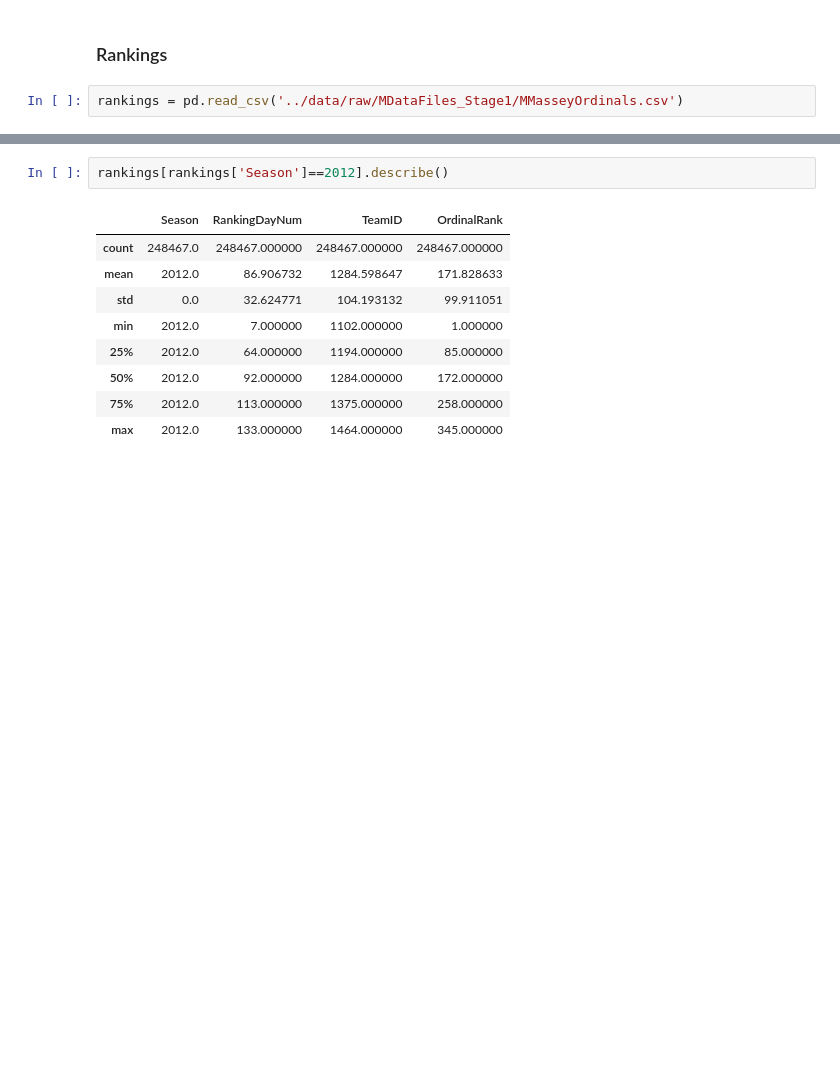
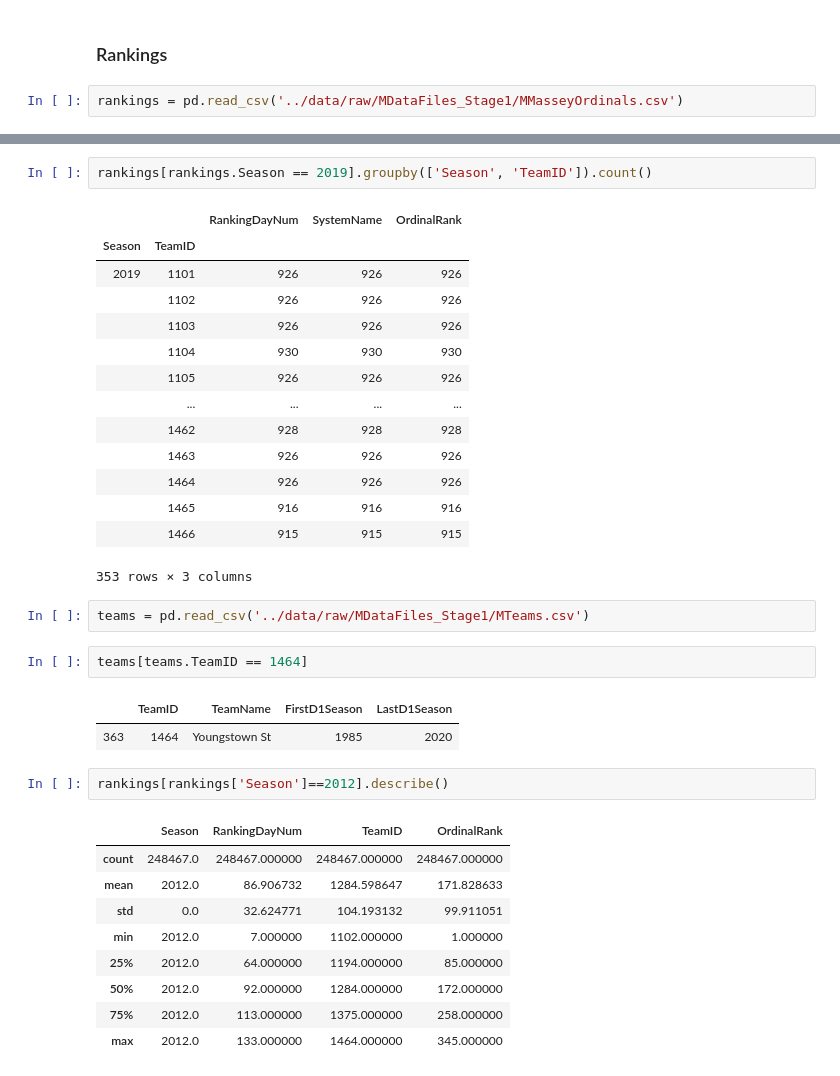
Before and after one commit to AbhishekSingl/GoogleMLCompNCAAM, a Jupyter notebook: notebooks/First Model-Copy1.ipynb, the cells around one changed output, grey strips where cells are left out. Cells and saved outputs as stored; diff of their text form; blank space fills up the shorter version.

```diff
--- a/notebooks/First Model-Copy1.ipynb
+++ b/notebooks/First Model-Copy1.ipynb
@@ -199,3 +236,27 @@ rankings
+# %%
+rankings[rankings.Season == 2019].groupby(['Season', 'TeamID']).count()
+# %% [output]
+|  |  | RankingDayNum | SystemName | OrdinalRank |
+| Season | TeamID |  |  |  |
+| 2019 | 1101 | 926 | 926 | 926 |
+|  | 1102 | 926 | 926 | 926 |
+|  | 1103 | 926 | 926 | 926 |
+|  | 1104 | 930 | 930 | 930 |
+|  | 1105 | 926 | 926 | 926 |
+|  | ... | ... | ... | ... |
+|  | 1462 | 928 | 928 | 928 |
+|  | 1463 | 926 | 926 | 926 |
+|  | 1464 | 926 | 926 | 926 |
+|  | 1465 | 916 | 916 | 916 |
+|  | 1466 | 915 | 915 | 915 |
+353 rows × 3 columns
+# %%
+teams = pd.read_csv('../data/raw/MDataFiles_Stage1/MTeams.csv')
+# %%
+teams[teams.TeamID == 1464]
+# %% [output]
+|  | TeamID | TeamName | FirstD1Season | LastD1Season |
+| 363 | 1464 | Youngstown St | 1985 | 2020 |
 # %%
 rankings[rankings['Season']==2012].describe()
 # %% [output]
```
Also changed, not shown: parts of 5 cells of this notebook, 3 other files.
